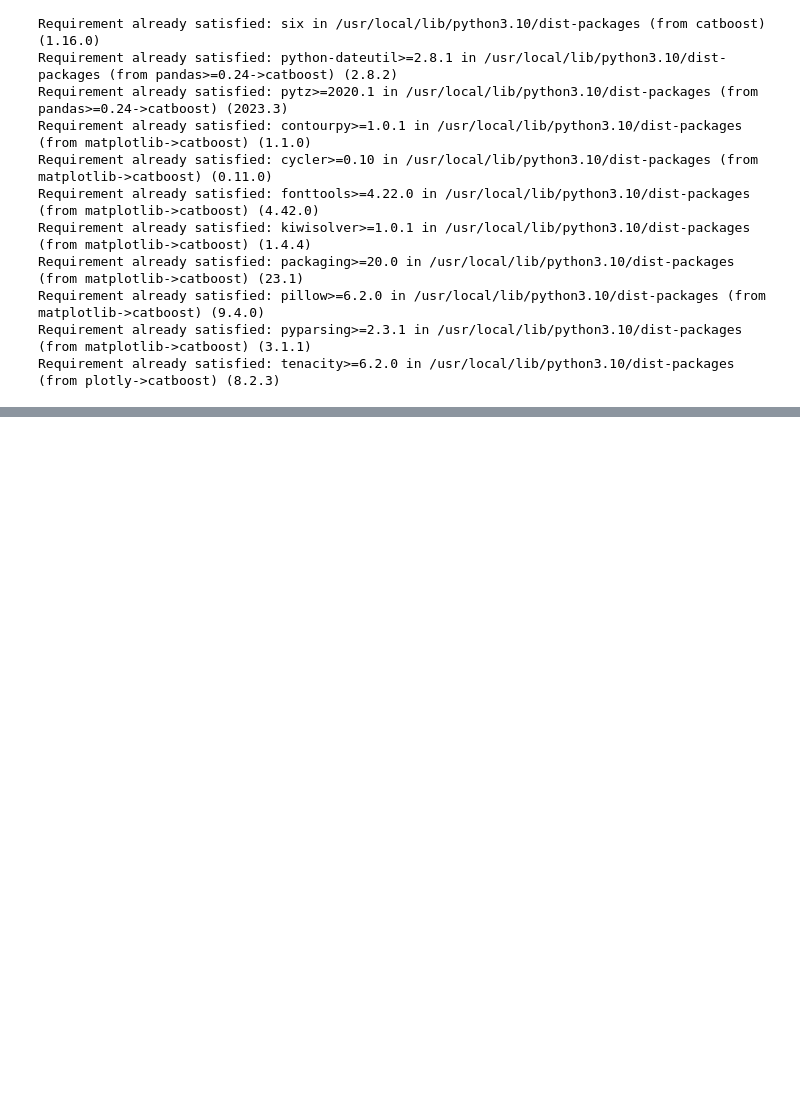
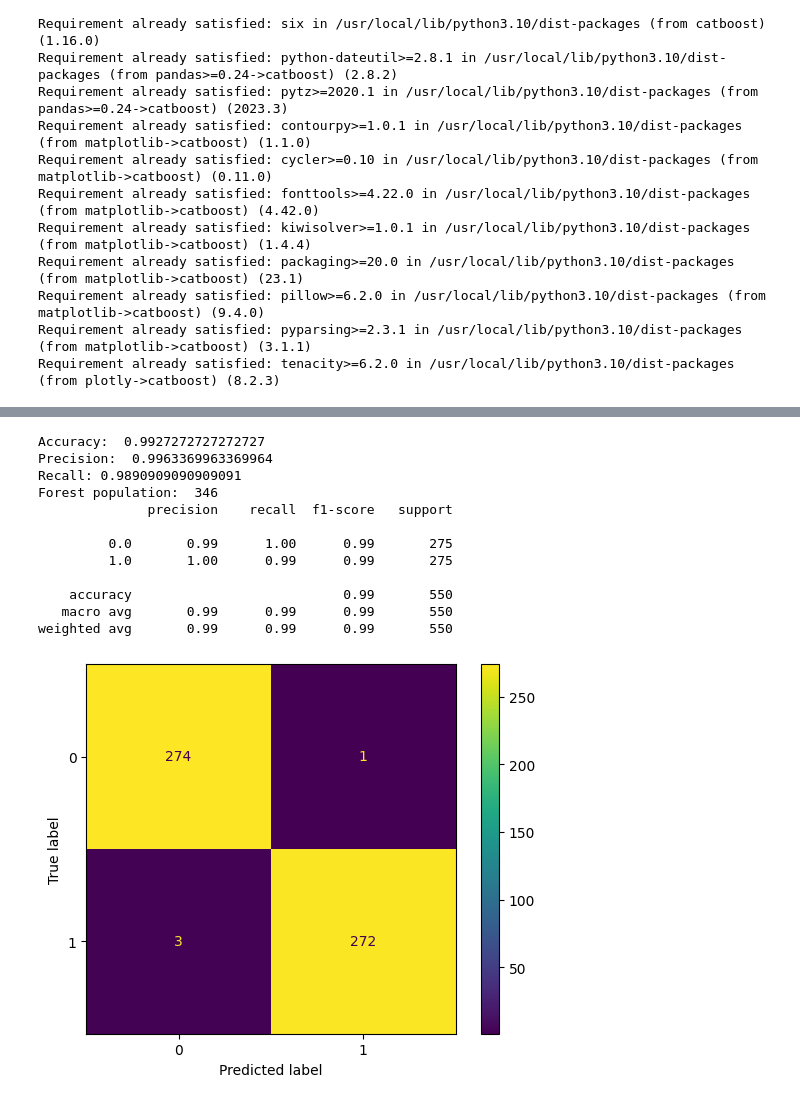
Before and after one commit to kamo1010/injury-big-data, a Jupyter notebook: Untitled3.ipynb, the cells around one changed output, grey strips where cells are left out. Saved outputs shown, nothing was run; the diff lists cells and outputs as text; code cells hidden in the pictures; blank space fills up the shorter version.

```diff
--- a/Untitled3.ipynb
+++ b/Untitled3.ipynb
@@ -252,0 +271,8 @@ df[['NFL']] = df.NFL.apply(lambda x:fit_nfl(x))
+# %%
+cat_var = ["day_or_night","weather"]
+con_var = ['year', 'month', 'day_of_week', 'day_or_night', 'period',
+       'vehicle_number', 'weather', 'order', 'location', 'patient_category',
+       'injury', 'injury_type', 'registration_takeoff', 'departure_delay',
+       'pz', 'pz_arrival_takeoff', 'lz', 'lz_arrival',
+       'takeoff_arrival_at_basement', 'transfer_delay', 'NFL', 'hoist',
+       'weather_deterioration', 'change']
@@ -297,0 +509,52 @@ ValueError: ignored
+# %%
+from imblearn.over_sampling import SMOTE
+
+# Use SMOTE to oversample the minority clss
+# SMOTE takes in consideration k_neighbors=5 by default. If the datast_sample requires it to, the model has to take fewer k_neighbors, just like we did here
+# oversample = SMOTE(k_neighbors=3)
+oversample = SMOTE(k_neighbors=6)
+over_X, over_y = oversample.fit_resample(X, y)
+
+over_X_train, over_X_test, over_y_train, over_y_test = train_test_split(over_X, over_y, test_size=0.4, stratify=over_y)
+
+# Build SMOTE SRF model
+SMOTE_SRF = RandomForestClassifier(n_estimators=150, random_state=0)
+
+cv = RepeatedStratifiedKFold(n_splits=10, n_repeats=3, random_state=1)
+scoring = ('accuracy', 'precision', 'recall')
+
+# Evaluate SMOTE SRF model
+scores = cross_validate(SMOTE_SRF, over_X, over_y, scoring=scoring, cv=cv)
+
+#Train SMOTE SRF
+SMOTE_SRF.fit(over_X_train, over_y_train)
+#SMOTE SRF prediction result
+smote_y_pred = SMOTE_SRF.predict(over_X_test)
+
+print("Accuracy: ", accuracy_score(over_y_test, smote_y_pred))
+print("Precision: ", precision_score(over_y_test, smote_y_pred))
+print("Recall:", recall_score(over_y_test, smote_y_pred))
+saveTrees(SMOTE_SRF, "img/SMOTE/")
+
+
+# Create the confusion matrix
+smote_cm = confusion_matrix(over_y_test, smote_y_pred)
+ConfusionMatrixDisplay(confusion_matrix=smote_cm).plot()
+#saveConfusionMatrix(smote_cm, "img/SMOTE/")
+
+# View the classification report for test data and predictions
+print(classification_report(over_y_test, smote_y_pred))
+# %% [output]
+Accuracy:  0.9927272727272727
+Precision:  0.9963369963369964
+Recall: 0.9890909090909091
+Forest population:  346
+              precision    recall  f1-score   support
+
+         0.0       0.99      1.00      0.99       275
+         1.0       1.00      0.99      0.99       275
+
+    accuracy                           0.99       550
+   macro avg       0.99      0.99      0.99       550
+weighted avg       0.99      0.99      0.99       550
+[figure, added]
```
Also changed, not shown: parts of 22 cells of this notebook.
